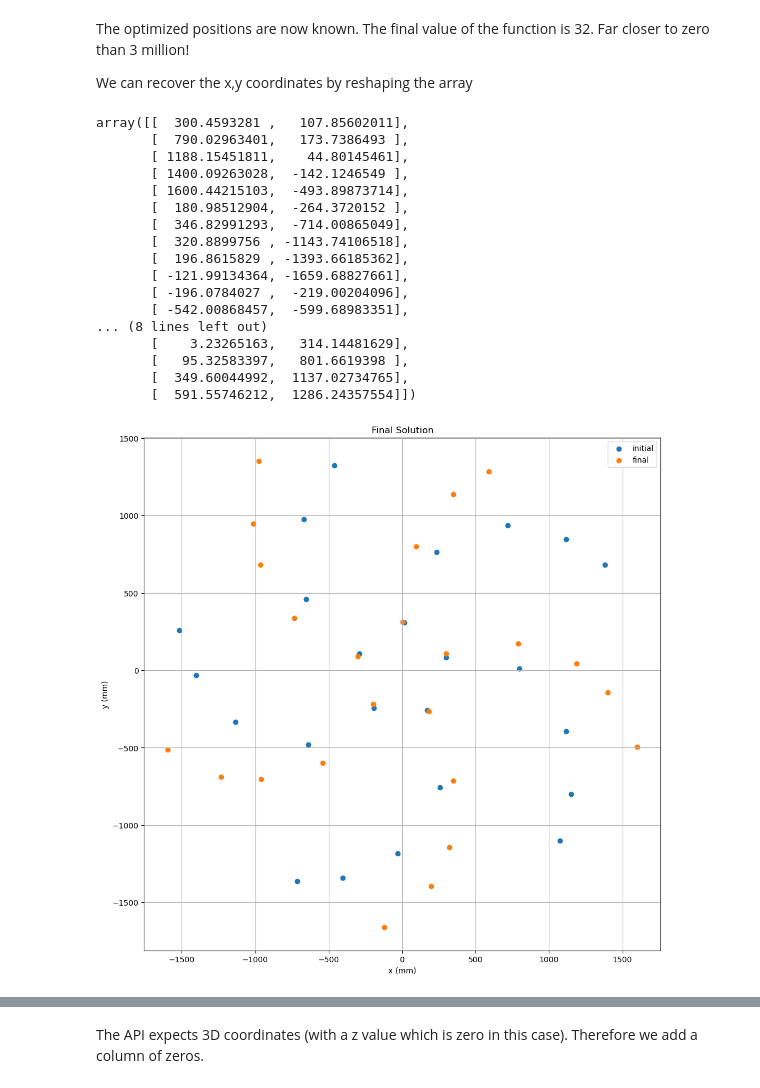
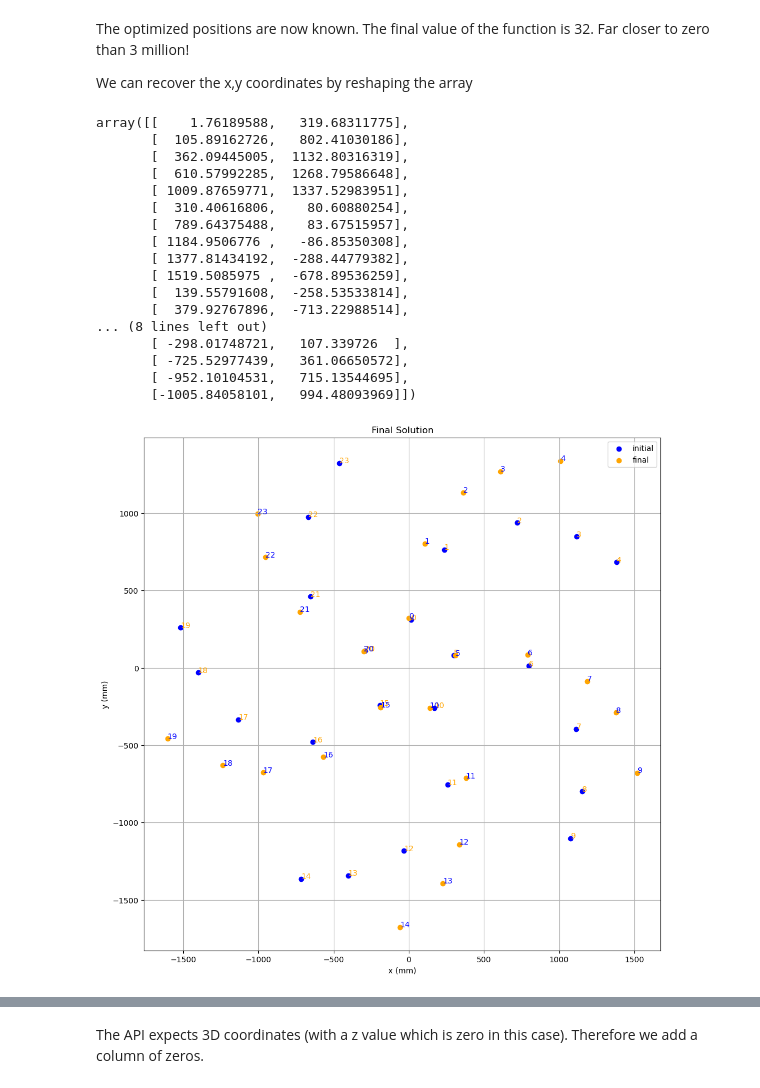
Before and after one commit to tart-telescope/position_cal, a Jupyter notebook: botswana/antenna_survey.ipynb, the cells around one changed output, grey strips where cells are left out. Cells and saved outputs as stored; diff of their text form; code cells hidden in the pictures.

```diff
--- a/botswana/antenna_survey.ipynb
+++ b/botswana/antenna_survey.ipynb
@@ -102,13 +101,9 @@ if True:
     with open('ispiral_24/ispiral_24_opt.json', "r") as f:
         data = f.read()
     cal_json = json.loads(data)
-    print(cal_json)
-    current_pos = cal_json['ant_pos']
     current_pos = np.array(current_pos)
 else:
     current_pos = get_pos()
     json_result = {}
     json_result["antenna_positions"] = current_pos.tolist()
     print(json.dumps(json_result, indent=4, separators=(',', ': ')))
-
-''
@@ -244,7 +236,7 @@ def m_ij_residual(x):
 
 def rot_residual(x):
     predict = angle(x, 0)
-    return predict - 0
+    return predict - 90
 
 def f_old(x):
     ret = 0
@@ -314,38 +306,44 @@ We can recover the x,y coordinates by reshaping the array
 pos = res.x.reshape((24,2))
 pos
 # %% [output]
-array([[  300.4593281 ,   107.85602011],
-       [  790.02963401,   173.7386493 ],
-       [ 1188.15451811,    44.80145461],
-       [ 1400.09263028,  -142.1246549 ],
-       [ 1600.44215103,  -493.89873714],
-       [  180.98512904,  -264.3720152 ],
-       [  346.82991293,  -714.00865049],
-       [  320.8899756 , -1143.74106518],
-       [  196.8615829 , -1393.66185362],
-       [ -121.99134364, -1659.68827661],
-       [ -196.0784027 ,  -219.00204096],
-       [ -542.00868457,  -599.68983351],
+array([[    1.76189588,   319.68311775],
+       [  105.89162726,   802.41030186],
+       [  362.09445005,  1132.80316319],
+       [  610.57992285,  1268.79586648],
+       [ 1009.87659771,  1337.52983951],
+       [  310.40616806,    80.60880254],
+       [  789.64375488,    83.67515957],
+       [ 1184.9506776 ,   -86.85350308],
+       [ 1377.81434192,  -288.44779382],
+       [ 1519.5085975 ,  -678.89536259],
+       [  139.55791608,  -258.53533814],
+       [  379.92767896,  -713.22988514],
 ... (8 lines left out)
-       [    3.23265163,   314.14481629],
-       [   95.32583397,   801.6619398 ],
-       [  349.60044992,  1137.02734765],
-       [  591.55746212,  1286.24357554]])
+       [ -298.01748721,   107.339726  ],
+       [ -725.52977439,   361.06650572],
+       [ -952.10104531,   715.13544695],
+       [-1005.84058101,   994.48093969]])
 # %%
 fig, ax = plt.subplots(figsize=(12,12))
 
-ax.scatter(pos_i[:,0], pos_i[:,1], label='initial')
-ax.scatter(pos[:,0], pos[:,1], label='final')
+ax.scatter(pos_i[:,0], pos_i[:,1], label='initial', color='blue')
+ax.scatter(pos[:,0], pos[:,1], label='final', color='orange')
+
+for i in range(0,pos_i.shape[0]):
+    ax.text(pos_i[i,0], pos_i[i,1],f"{i}", color='orange')
+
+for i in range(0,pos.shape[0]):
+    ax.text(pos[i,0], pos[i,1],f"{i}", color='blue')
 
 ax.grid(True)
 ax.set_title('Final Solution')
 ax.set_xlabel('x (mm)')
 ax.set_ylabel('y (mm)')
 ax.legend()
 plt.savefig('final_positions.png')
 plt.show()
 # %% [output]
-[figure, old version]
+[figure, new version]
 # %%
 # Differences plot
 diff = pos - pos_i[:,0:2]
```
Also changed, not shown: parts of 13 cells of this notebook.
